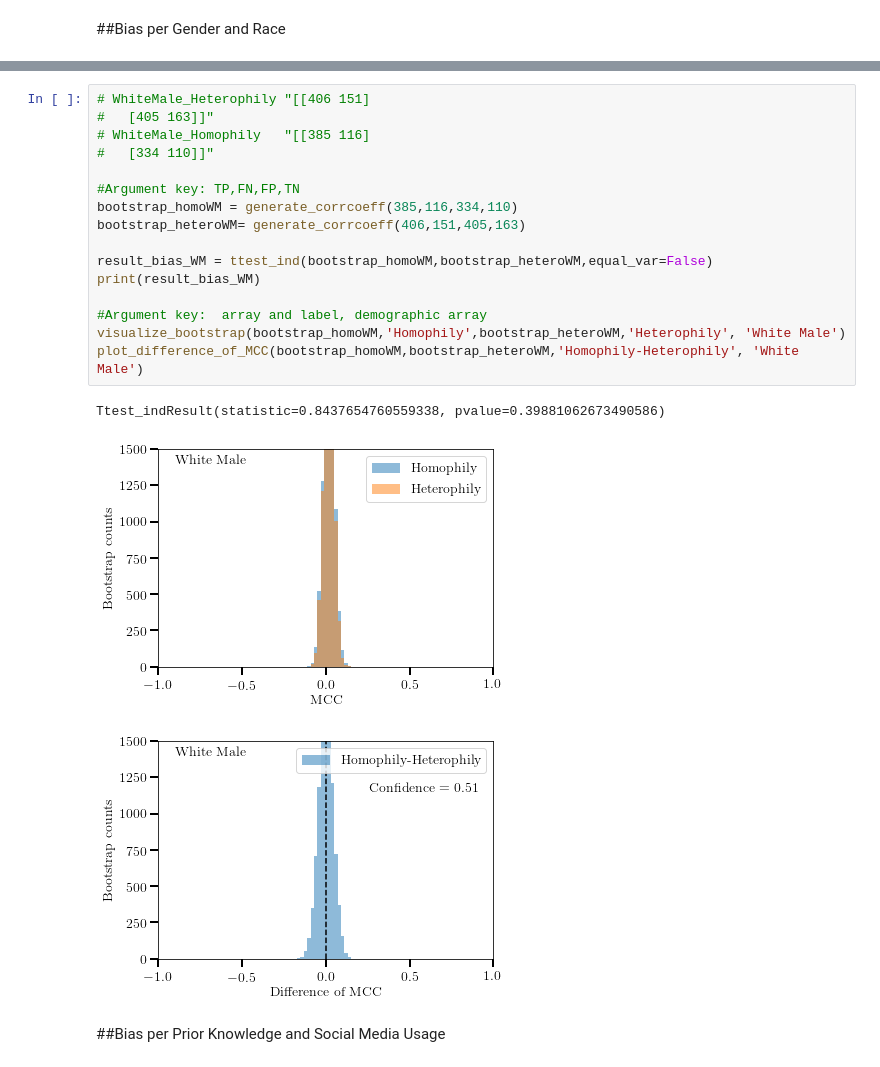
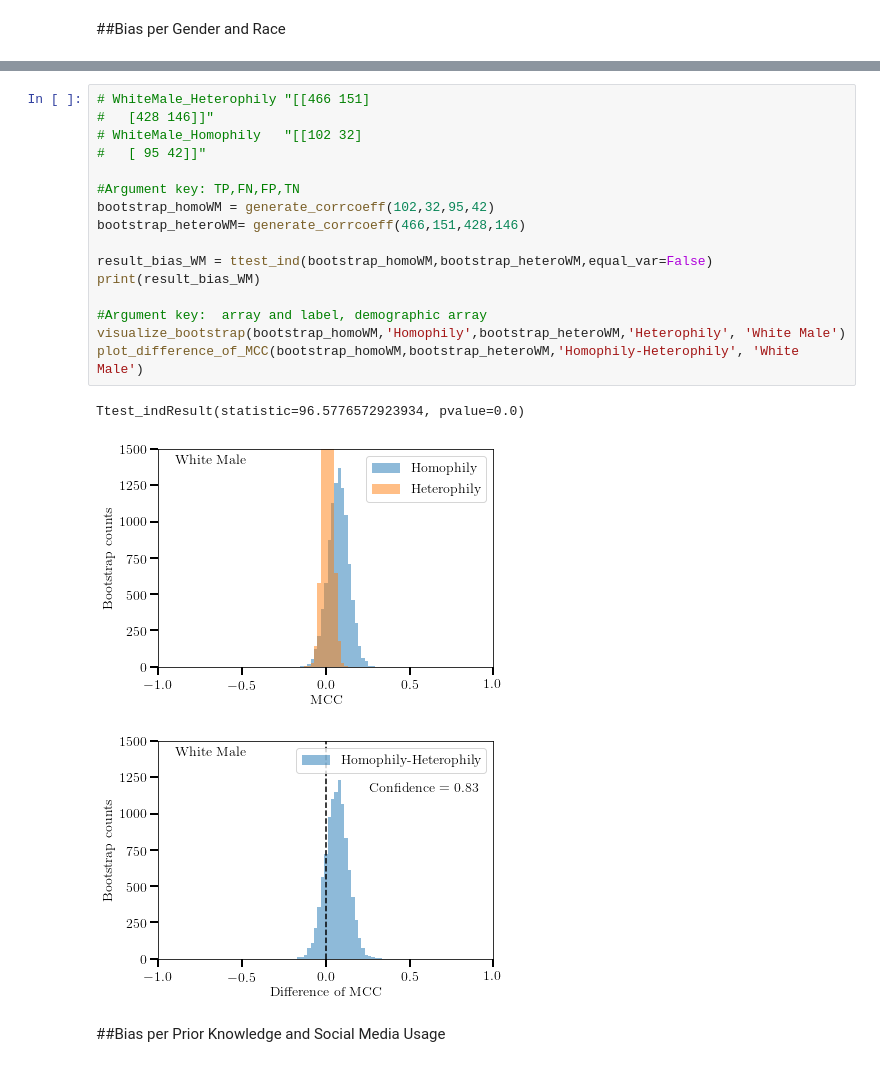
Before and after one commit to juniperlovato/DiverseMisinformationPaper, a Jupyter notebook: Bootstrapping_confusion_matrix.ipynb, the cells around one changed output, grey strips where cells are left out. Saved outputs shown, nothing was run; the diff lists cells and outputs as text.

```diff
--- a/Bootstrapping_confusion_matrix.ipynb
+++ b/Bootstrapping_confusion_matrix.ipynb
@@ -278,23 +278,23 @@ Ttest_indResult(statistic=-159.77898216791044, pvalue=0.0)
 # %%
-# WhiteMale_Heterophily	"[[406 151]
-#   [405 163]]"
-# WhiteMale_Homophily	"[[385 116]
-#   [334 110]]"
+# WhiteMale_Heterophily	"[[466 151]
+#   [428 146]]"
+# WhiteMale_Homophily	"[[102 32]
+#   [ 95 42]]"
 
 #Argument key: TP,FN,FP,TN
-bootstrap_homoWM = generate_corrcoeff(385,116,334,110)
-bootstrap_heteroWM= generate_corrcoeff(406,151,405,163)
+bootstrap_homoWM = generate_corrcoeff(102,32,95,42)
+bootstrap_heteroWM= generate_corrcoeff(466,151,428,146)
 
 result_bias_WM = ttest_ind(bootstrap_homoWM,bootstrap_heteroWM,equal_var=False)
 print(result_bias_WM)
 
 #Argument key:  array and label, demographic array
 visualize_bootstrap(bootstrap_homoWM,'Homophily',bootstrap_heteroWM,'Heterophily', 'White Male')
 plot_difference_of_MCC(bootstrap_homoWM,bootstrap_heteroWM,'Homophily-Heterophily', 'White Male')
 # %% [output]
-Ttest_indResult(statistic=0.8437654760559338, pvalue=0.39881062673490586)
+Ttest_indResult(statistic=96.5776572923934, pvalue=0.0)
-[figure, old version]
+[figure, new version]
-[figure, old version]
+[figure, new version]
 # %% [markdown]
 ##Bias per Prior Knowledge and Social Media Usage
 # %%
```
Also changed, not shown: parts of 52 cells of this notebook.
